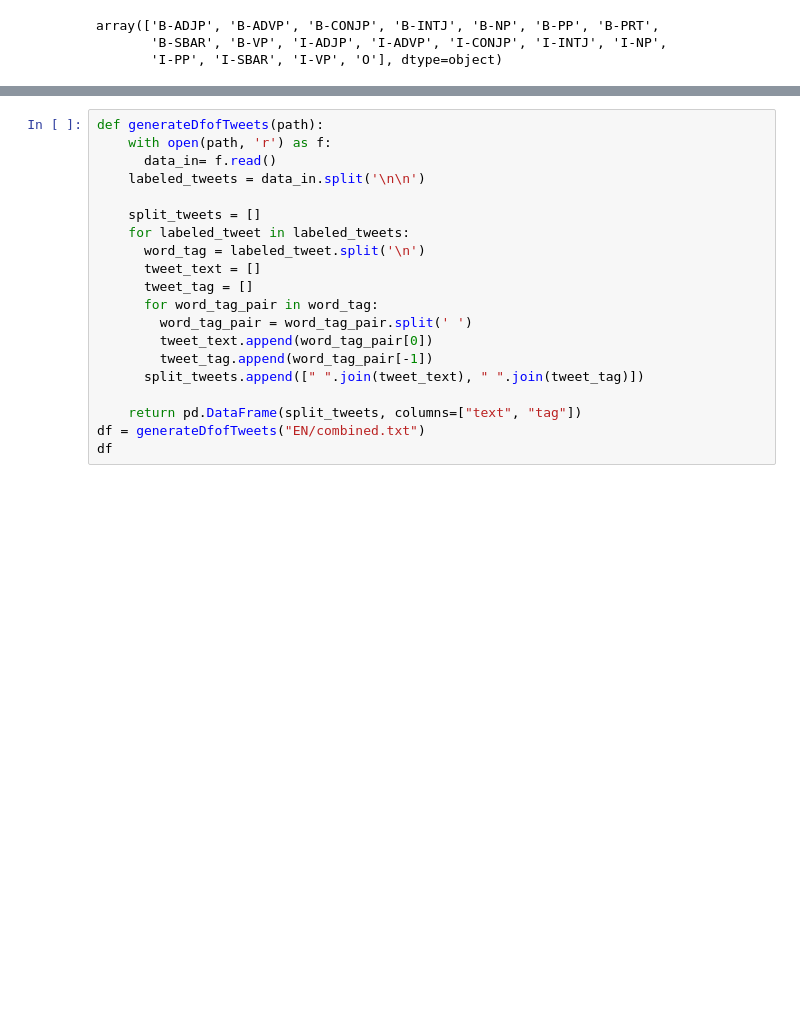
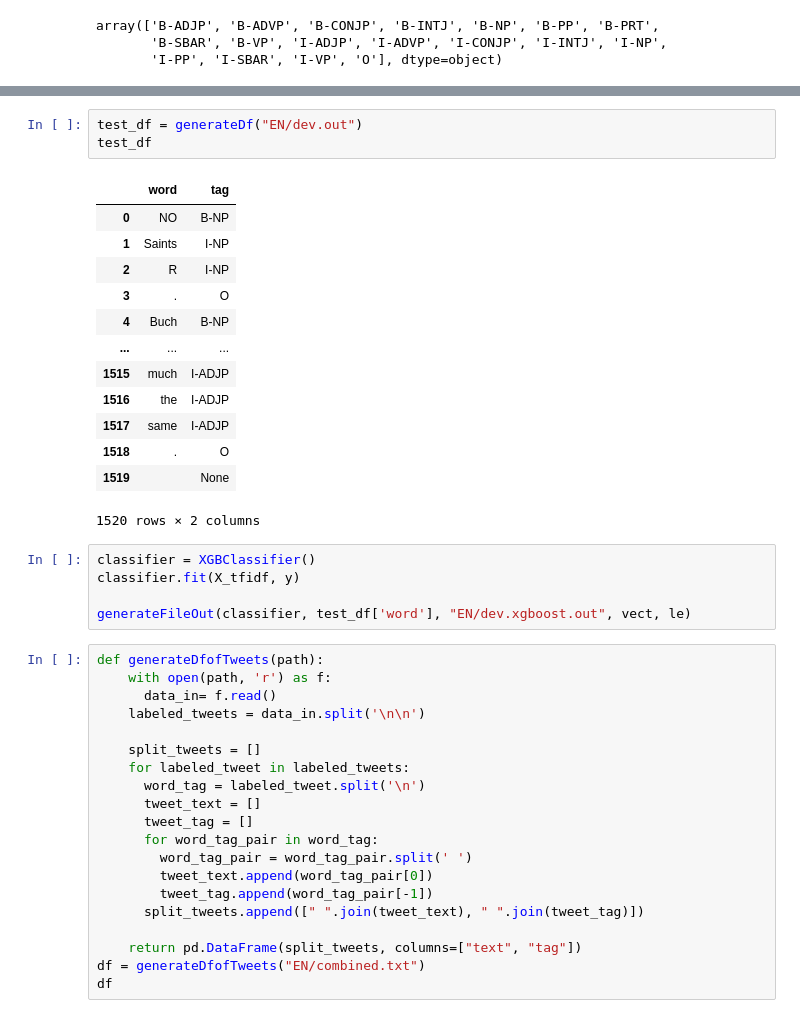
Before and after one commit to ffeew/ml-sentiment-analysis-project, a Jupyter notebook: XGBoost.ipynb, the cells around one changed output, grey strips where cells are left out. Saved outputs shown, nothing was run; the diff lists cells and outputs as text; blank space fills up the shorter version.

Commit message:
added xgboost singleword results

```diff
--- a/XGBoost.ipynb
+++ b/XGBoost.ipynb
@@ -67,3 +71,25 @@ array(['B-VP', 'O', 'O', ..., 'O', 'O', 'O'], dtype=object)
+# %%
+test_df = generateDf("EN/dev.out")
+test_df
+# %% [output]
+|  | word | tag |
+| 0 | NO | B-NP |
+| 1 | Saints | I-NP |
+| 2 | R | I-NP |
+| 3 | . | O |
+| 4 | Buch | B-NP |
+| ... | ... | ... |
+| 1515 | much | I-ADJP |
+| 1516 | the | I-ADJP |
+| 1517 | same | I-ADJP |
+| 1518 | . | O |
+| 1519 |  | None |
+1520 rows × 2 columns
+# %%
+classifier = XGBClassifier()
+classifier.fit(X_tfidf, y)
+
+generateFileOut(classifier, test_df['word'], "EN/dev.xgboost.out", vect, le)
 # %%
 def generateDfofTweets(path):
     with open(path, 'r') as f:
```
Also changed, not shown: parts of 22 cells of this notebook, 3 other files.
